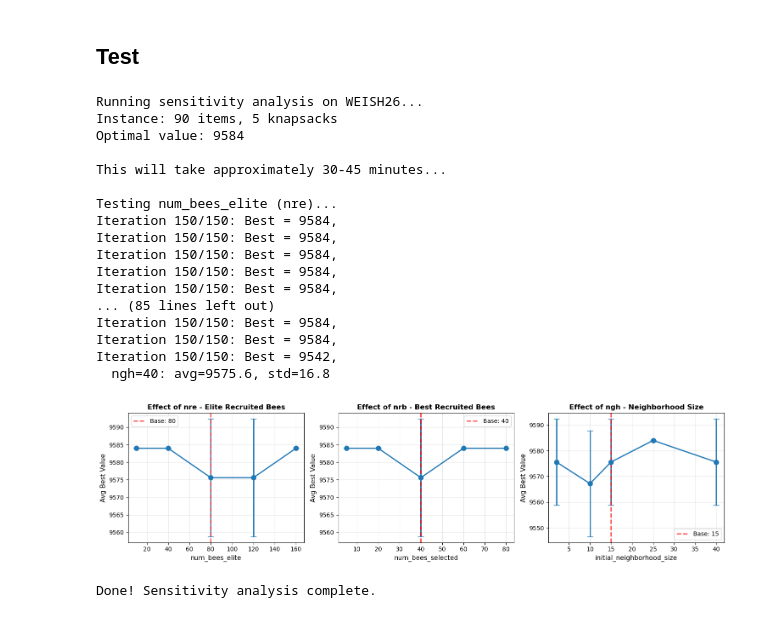
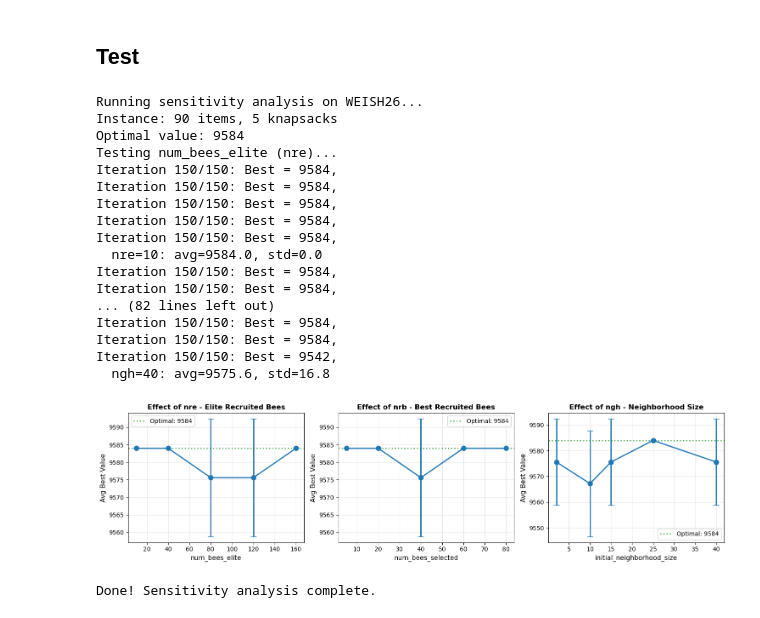
Before and after one commit to maxfinanger/ACIT4610-Exam-Group1, a Jupyter notebook: Problem-3/problem3.ipynb, the cells around one changed output. Drawn from its saved outputs; the diff is of its cells as text; code cells hidden in the pictures.

```diff
--- a/Problem-3/problem3.ipynb
+++ b/Problem-3/problem3.ipynb
@@ -546,6 +546,8 @@ class BeesAlgorithmStandard:
             population = self._generate_initial_population()
             # Track total abandoned sites
             total_abandoned = 0
+            # Track average population fitness per iteration
+            population_avg_fitness = [] #TODO
 
             # ====================================================================
             # MAIN BA LOOP
@@ -558,6 +560,14 @@ class BeesAlgorithmStandard:
                 # STEP 1: Evaluate fitness and sort population (best first)
                 # ================================================================
                 fitness_values = np.array([self.evaluate_fitness(sol) for sol in population])
+                #TODO Calculate average fitness of population (only feasible solutions)
+                feasible_fitness = fitness_values[fitness_values > 0] # Only positive (feasible) values
+                if len(feasible_fitness) > 0:
+                    avg_fitness = np.mean(feasible_fitness)
+                else:
+                    avg_fitness = 0 # No feasible solutions yet
+                population_avg_fitness.append(avg_fitness)
+
                 sorted_idx = np.argsort(fitness_values)[::-1]
                 population = population[sorted_idx]
                 fitness_values = fitness_values[sorted_idx]
@@ -674,7 +684,9 @@ class BeesAlgorithmStandard:
                 'convergence_history': self.convergence_history,
                 'is_feasible': self.is_feasible(self.best_solution),
                 'final_neighborhood_size': self.current_neighborhood_size,
-                'sites_abandoned': total_abandoned
+                'sites_abandoned': total_abandoned,
+                'population_avg_fitness': population_avg_fitness
+
             }
 
             return self.best_solution, self.best_value, stats
@@ -749,7 +761,8 @@ class ExperimentRunner:
                 'final_weight': stats['final_weight'],
                 'baseline_value': baseline_value,
                 'baseline_weights': baseline_weights,
-                'improvement': improvement
+                'improvement': improvement,
+                'population_avg_fitness': stats['population_avg_fitness']
         })
         return run_results
 
@@ -843,6 +856,9 @@ class ExperimentRunner:
             runtimes = [r['time'] for r in runs]                  # Runtimes
             iters_to_best = [r['best_iteration'] for r in runs]  # Iterations to best
 
+            # TODO: Extract average population fitness (final value form each run)
+            avg_pop_fitness = [r['population_avg_fitness'][-1] for r in runs]  # Last iteration's avg
+
             # Baseline value (same for all runs)
             baseline_value = runs[0]['baseline_value']
 
@@ -859,6 +875,7 @@ class ExperimentRunner:
             # Secondary metrics
             avg_runtime = np.mean(runtimes)       # Average runtime (seconds)
             avg_iter_to_best = np.mean(iters_to_best)  # Average iteration where best found
+            avg_population_fitness = np.mean(avg_pop_fitness)  # TODO: Calculate this!
 
             # Weight calculation
             if inst.num_knapsacks == 1:
@@ -889,7 +906,8 @@ class ExperimentRunner:
 
                 # Secondary metrics (from task requirement)
                 'Avg Runtime (s)': avg_runtime,             # Average runtime
-                'Avg Iter to Best': avg_iter_to_best       # Average iteration to best
+                'Avg Iter to Best': avg_iter_to_best,      # Average iteration to best
+                'Avg Pop Fitness': avg_population_fitness #todo
             })
 
         # Return as pandas DataFrame
@@ -1217,7 +1245,7 @@ representative_instance = all_instances[4]  # WEISH26
 print(f"Running sensitivity analysis on {representative_instance.name}...")
 print(f"Instance: {representative_instance.num_items} items, {representative_instance.num_knapsacks} knapsacks")
 print(f"Optimal value: {representative_instance.optimal_value}")
-print(f"\nThis will take approximately 30-45 minutes...\n")
+
 
 results, base_params = sensitivity_analysis(representative_instance, n_runs=5)
 
@@ -1231,38 +1259,49 @@ params_info = [
 ]
 
 for i, (param, title) in enumerate(params_info):
     ax = axes[i]
+    # REMOVE THESE TWO LINES:
     ax.errorbar(results[param]['x'], results[param]['y'], yerr=results[param]['std'],
                 marker='o', capsize=5, linewidth=2, markersize=8)
-    ax.axvline(base_params[param], color='red', linestyle='--', alpha=0.7,
-               label=f'Base: {base_params[param]}', linewidth=2)
+    # ax.axvline(base_params[param], color='red', linestyle='--', alpha=0.7,
+    #            label=f'Base: {base_params[param]}', linewidth=2)
+    # if representative_instance.optimal_value:
+    #     ax.axhline(y=representative_instance.optimal_value, color='green',
+    #                linestyle=':', linewidth=2, alpha=0.7,
+    #                label=f'Optimal: {representative_instance.optimal_value}')
+    #TODO Add optimal value as dotted horixontal line
+    if representative_instance.optimal_value:
+        ax.axhline(y=representative_instance.optimal_value, color='green',
+                   linestyle=':', linewidth=2, alpha=0.7,
+                   label=f'Optimal: {representative_instance.optimal_value}')
+
     ax.set_xlabel(f'{param}', fontsize=11)
     ax.set_ylabel('Avg Best Value', fontsize=11)
     ax.set_title(f'Effect of {title}', fontweight='bold', fontsize=12)
     ax.grid(True, alpha=0.3)
     ax.legend(fontsize=10)
 
 plt.tight_layout()
 plt.show()
 
 print("\nDone! Sensitivity analysis complete.")
 # %% [output]
 Running sensitivity analysis on WEISH26...
 Instance: 90 items, 5 knapsacks
 Optimal value: 9584
-
-This will take approximately 30-45 minutes...
-
 Testing num_bees_elite (nre)...
 Iteration 150/150: Best = 9584,
 Iteration 150/150: Best = 9584,
 Iteration 150/150: Best = 9584,
 Iteration 150/150: Best = 9584,
 Iteration 150/150: Best = 9584,
-... (85 lines left out)
+  nre=10: avg=9584.0, std=0.0
+Iteration 150/150: Best = 9584,
+Iteration 150/150: Best = 9584,
+... (82 lines left out)
 Iteration 150/150: Best = 9584,
 Iteration 150/150: Best = 9584,
 Iteration 150/150: Best = 9542,
   ngh=40: avg=9575.6, std=16.8
-[figure, old version]
+[figure, new version]
 Done! Sensitivity analysis complete.
```
Also changed, not shown: parts of 1 cell of this notebook.
